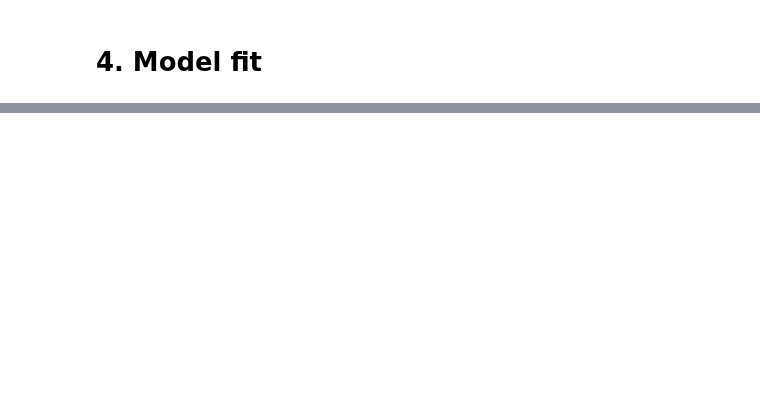
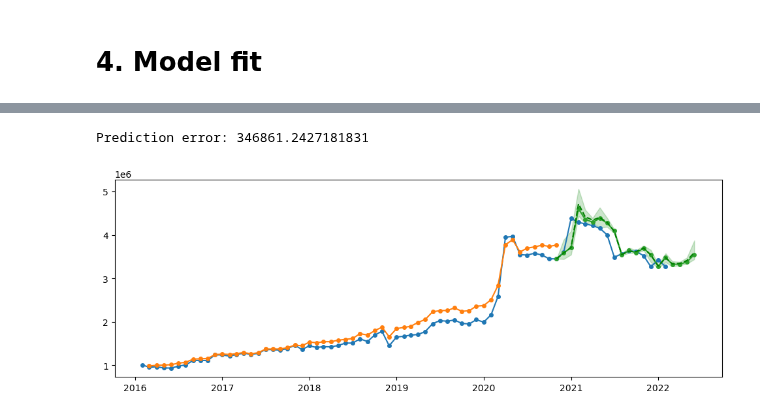
Before and after one commit to ubco-mds-2021-labs/capstone-project-googletrends_capstone, a Jupyter notebook: src/code/FinalEcommerce_Notebook.ipynb, the cells around one changed output, grey strips where cells are left out. Cells and saved outputs as stored; diff of their text form; code cells hidden in the pictures; blank space fills up the shorter version.

```diff
--- a/src/code/FinalEcommerce_Notebook.ipynb
+++ b/src/code/FinalEcommerce_Notebook.ipynb
@@ -139,0 +164,8 @@ Prediction error: 369815.4562881345
+# %%
+# get predicted gdp value for bootstrap samples
+
+predicted_e_df_bs = pd.DataFrame(columns=list(range(0, len(bs_samples))))
+for i, df in enumerate(bs_samples):
+    predicted_growth_rate_temp = predicted_growth_df[[i]].rename(columns={i: 0})
+    _, _, e_data = fitted_and_predicted_sales_ecommerce(rfmodel, predicted_growth_rate_temp, retailEcommercesales, train_rf, test_rf, extra_rf)
+    predicted_e_df_bs.iloc[:, i] = e_data['Predicted Retail'].dropna()
@@ -139,0 +183,7 @@ Prediction error: 369815.4562881345
+# %%
+fig, pred_e_data = ecommerce_plot_and_data_bs(rfmodel, rf_pred_ecommercegrowth, retailEcommercesales, train_rf, test_rf, extra_rf, predicted_e_df_bs,
+                                          lower_q = 0.025, upper_q = 0.975)
+fig
+# %% [output]
+Prediction error: 346861.2427181831
+[figure, added]
```
Also changed, not shown: parts of 8 cells of this notebook.
